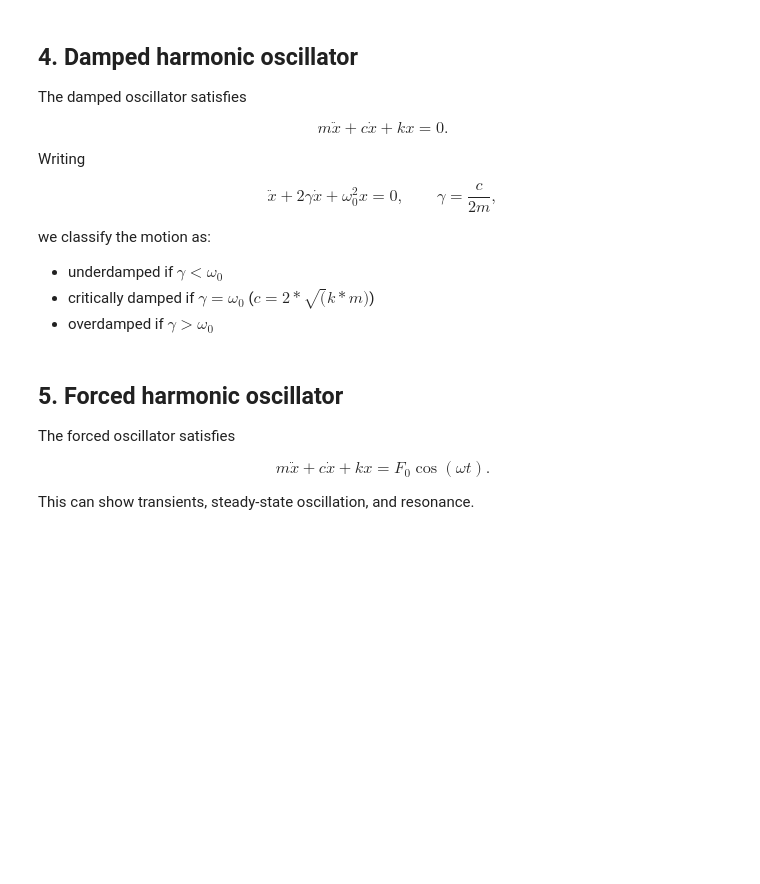
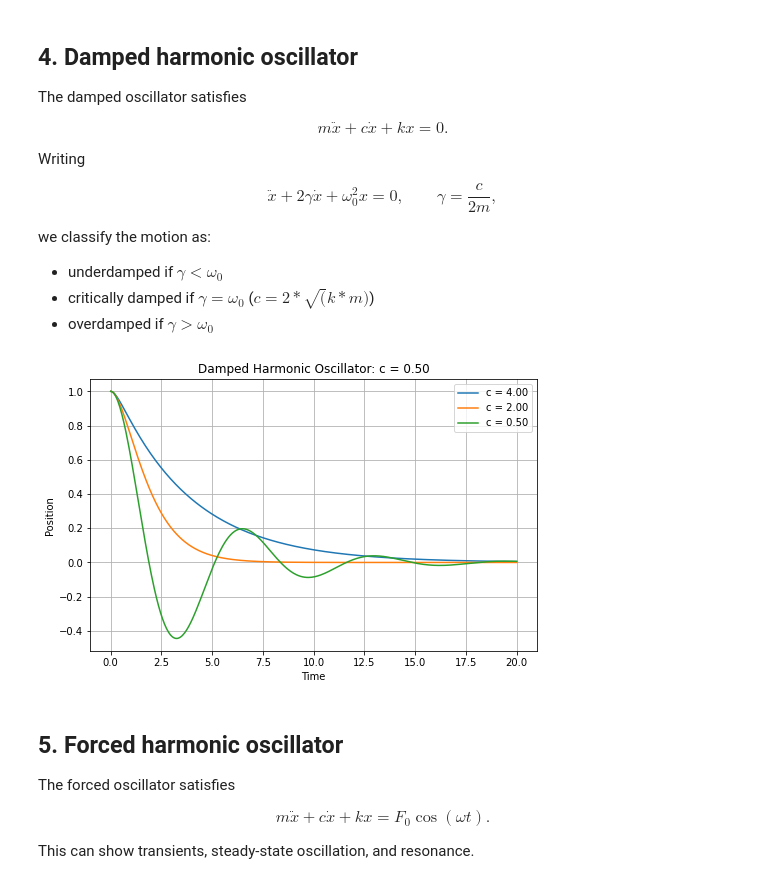
Before and after one commit to dhami1234/PHYS4600, a Jupyter notebook: Class_3_Oscillators.ipynb, the cells around one changed output. Drawn from its saved outputs; the diff is of its cells as text; code cells hidden in the pictures; blank space fills up the shorter version.

```diff
--- a/Class_3_Oscillators.ipynb
+++ b/Class_3_Oscillators.ipynb
@@ -220,20 +220,23 @@ we classify the motion as:
 - overdamped if $\gamma>\omega_0$
 # %%
 
-cs = ["three values"]
+cs = [3*np.sqrt(k*m), 2*np.sqrt(k*m), 1*np.sqrt(k*m)]
 plt.figure(figsize=(8, 5))
 for c in cs:
     def a_damped(t, x, v, c=c):
-        return
+        gamma = c/(2*m)
+        return -2*gamma*v - omega0*omega0*x
     t_d, x_d, v_d = midpoint_second_order(a_damped, 0.0, 20.0, x0, v0, h)
     plt.plot(t_d, x_d, label=f"c = {c:.2f}")
 
 plt.xlabel("Time")
 plt.ylabel("Position")
 plt.title(f"Damped Harmonic Oscillator: c = {c:.2f}")
 plt.grid(True)
 plt.legend()
 plt.show()
+# %% [output]
+[figure, added]
 # %%
 ani_under = animate_1d_motion(x_d, t_d, title="Underdamped Oscillator", trace=True)
 HTML(ani_under.to_jshtml())
```
